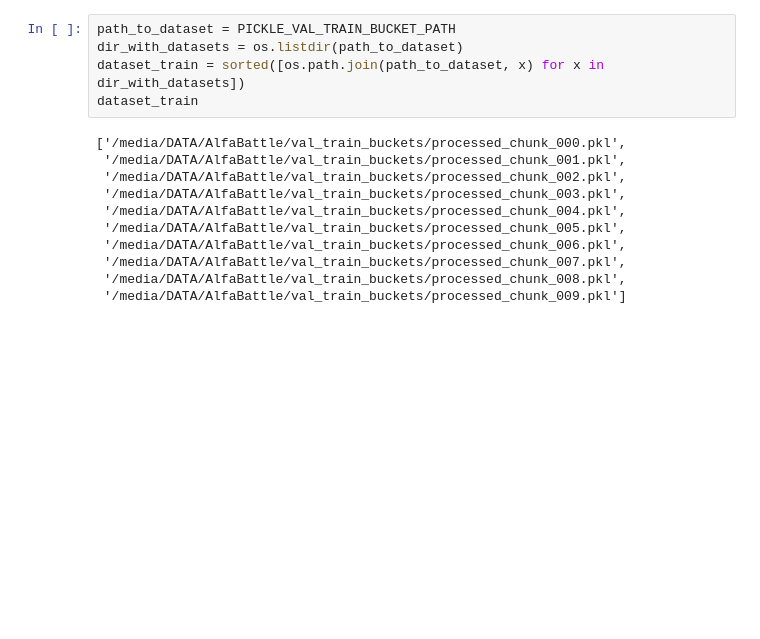
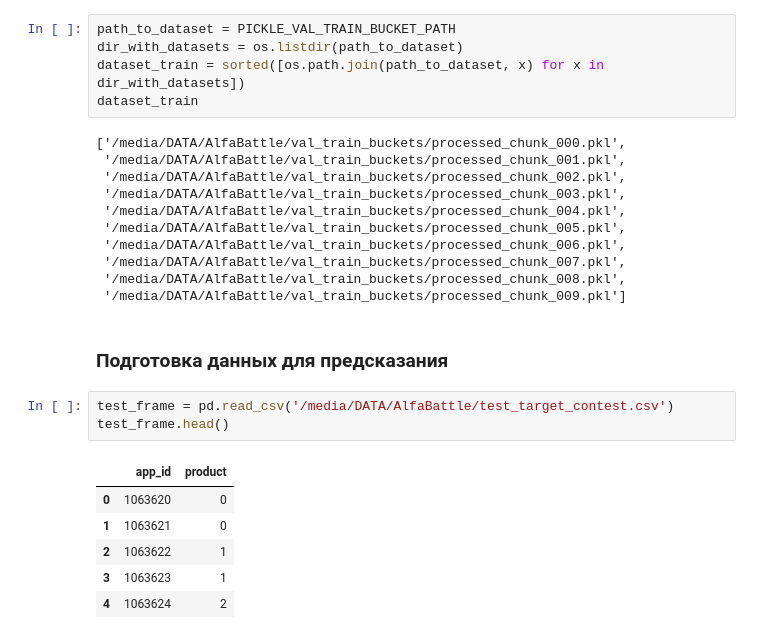
Before and after one commit to Corwin74/diplom, a Jupyter notebook: diploma/preprocessing.ipynb, the cells around one changed output. Drawn from its saved outputs; the diff is of its cells as text; blank space fills up the shorter version.

```diff
--- a/diploma/preprocessing.ipynb
+++ b/diploma/preprocessing.ipynb
@@ -255,3 +254,15 @@ dataset_train
  '/media/DATA/AlfaBattle/val_train_buckets/processed_chunk_007.pkl',
  '/media/DATA/AlfaBattle/val_train_buckets/processed_chunk_008.pkl',
  '/media/DATA/AlfaBattle/val_train_buckets/processed_chunk_009.pkl']
+# %% [markdown]
+### Подготовка данных для предсказания
+# %%
+test_frame = pd.read_csv('/media/DATA/AlfaBattle/test_target_contest.csv')
+test_frame.head()
+# %% [output]
+|  | app_id | product |
+| 0 | 1063620 | 0 |
+| 1 | 1063621 | 0 |
+| 2 | 1063622 | 1 |
+| 3 | 1063623 | 1 |
+| 4 | 1063624 | 2 |
```
Also changed, not shown: parts of 3 cells of this notebook, 1 other file.
